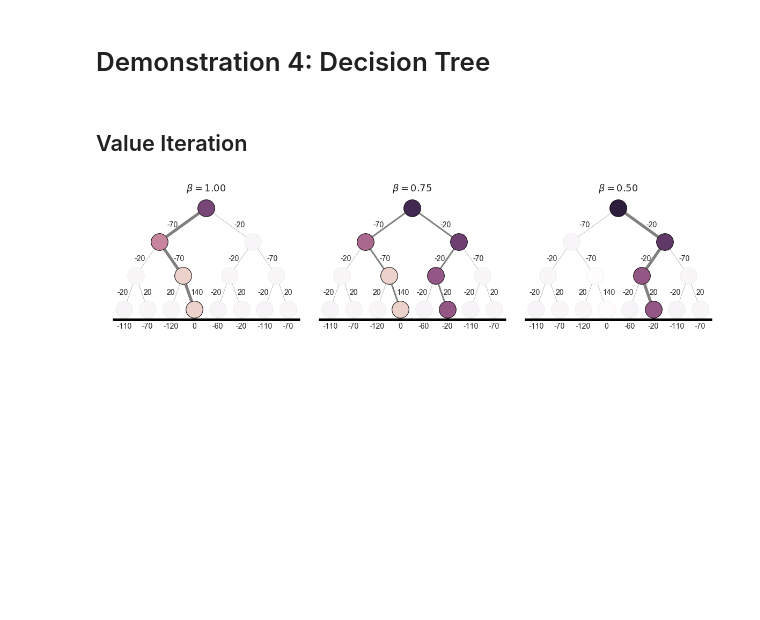
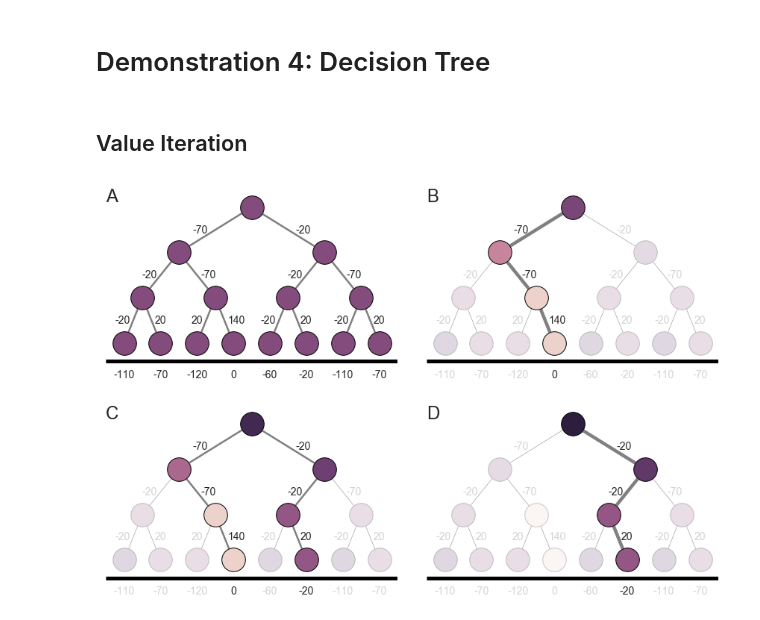
Before and after one commit to ndawlab/seqanx, a Jupyter notebook: 04_DecisionTree.ipynb, the cells around one changed output. Saved outputs shown, nothing was run; the diff lists cells and outputs as text; code cells hidden in the pictures; blank space fills up the shorter version.

Commit message:
updated decision tree figure. better, still not perfect

```diff
--- a/04_DecisionTree.ipynb
+++ b/04_DecisionTree.ipynb
@@ -35,9 +35,10 @@ inv_temp = 10
 gym = DecisionTree()
 
 ## Preallocate space.
-V = np.zeros((3,gym.n_states))
-theta = np.zeros((3,14))
-alpha = np.zeros((3,gym.n_states))
+V = np.zeros((len(betas), gym.n_states))
+theta_v = np.zeros_like(V)
+Q = np.zeros((len(betas), gym.info.shape[0]))
+theta_q = np.zeros_like(Q)
 
 for i, beta in enumerate(betas):
 
@@ -45,7 +46,10 @@ for i, beta in enumerate(betas):
     qvi = ValueIteration(policy='betamax', gamma=1.0, beta=beta)
 
     ## Solve for Q-values.
-    qvi = qvi.fit(gym)
+    qvi  = qvi.fit(gym)
+    Q[i] = qvi.Q.copy()
+
+    ## Solve for state values.
     V[i] = qvi.V.copy()
 
     ## This next section is used to calculate edge weights for
@@ -56,45 +60,53 @@ for i, beta in enumerate(betas):
 
     ## Copy Q-values.
     info['Q'] = qvi.Q
 
     ## Copy likelihood of action.
     info['theta'] = info.groupby('S').Q.apply(lambda arr: softmax(arr * inv_temp))
 
     ## Compute joint-likelihood.
-    for a in range(14):
+    for a in range(sum(info["S"] != info["S'"])):
         info.loc[info['S'] == info.loc[a,"S'"],'theta'] *= info.loc[a,'theta']
 
     ## Store values.
-    theta[i] = info.theta[:14]
-    alpha[i] = info.groupby('S').theta.max()
+    theta_q[i] = info.theta.values.copy()         # Joint likelihood of action.
+    theta_v[i] = info.groupby('S').theta.max()    # Joint likelihood of state.
 
 ## Fill in terminal states.
 V[:,-8:] = [-20, 20, 20, 140, -20, 20, -20, 20]
-alpha = np.where(alpha < 0.5, 0.05, 1)
 
 #~~~~~~~~~~~~~~~~~~~~~~~~~~~~~~~~~~~~~~~~~~#
 ### Plotting.
 #~~~~~~~~~~~~~~~~~~~~~~~~~~~~~~~~~~~~~~~~~~#
 
 ## Initialize figure.
-fig = plt.figure(figsize=(16,4))
+fig = plt.figure(figsize=(12,8))
 cmap = sns.cubehelix_palette(as_cmap=True, reverse=True)
 
 ## Initialize plots and divider.
-gs = gridspec.GridSpec(1,3)
-gs.update(left=0.0, right=1.0, bottom=0.05, top=0.9, hspace=0, wspace=0.0)
+gs = gridspec.GridSpec(2,2)
+gs.update(left=0.025, right=0.975, bottom=0.05, top=0.975, hspace=0.2, wspace=0.1)
+axes = [plt.subplot(gs[i//2,i%2]) for i in range(4)]
+
+## Plot environment.
+plot_decision_tree(axes[0], color='#834c7d', edge_width=2.5, edge_labels=True, path_sums=True)
+axes[0].annotate('A', (0,0), (0,1), 'axes fraction', va='top', ha='left', fontsize=24)
+# axes[0].set_title('Decision Tree')
+
+## Define plot features.
+alpha = np.where(theta_v < 0.5, 0.2, 1)    # Node transparency.
+edge_width = np.copy(theta_q) * 4 + 0.5     # Edge line widths.
+ela = np.where(theta_q < 0.5, 0.2, 1)      # Edge label transparency.
 
 ## Iteratively plot.
-for i, beta in enumerate(betas):
-
-    ## Initialize canvas.
-    ax = plt.subplot(gs[i])
+for i, (beta, letter) in enumerate(zip(betas, ['B','C','D'])):
 
     ## Plot value map.
-    ax = plot_decision_tree(ax, color=V[i], cmap=cmap, vmin=-60, vmax=140, alpha=alpha[i],
-                            edge_width=theta[i], node_width=1, path_sums=True, edge_labels=True)
-    ax.set_title(r'$\beta=%0.2f$' %beta)
+    ax = plot_decision_tree(axes[i+1], color=V[i], cmap=cmap, vmin=-60, vmax=140, alpha=alpha[i],
+                            edge_width=edge_width[i], edge_labels=True, edge_label_alpha=ela[i])
+    axes[i+1].annotate(letter, (0,0), (0,1), 'axes fraction', va='top', ha='left', fontsize=24)
+#     ax.set_title(r'$\beta=%0.2f$' %beta)
 
 plt.savefig('figures/04_tree.png', dpi=180)
 # %% [output]
-[figure, old version]
+[figure, new version]
```
Also changed, not shown: 2 other files.
